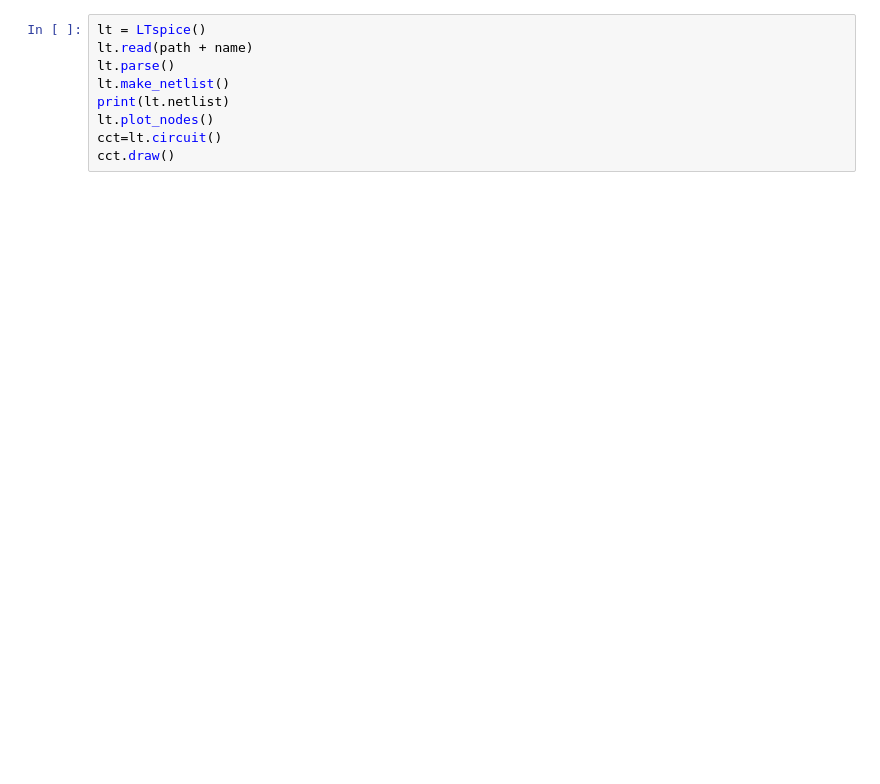
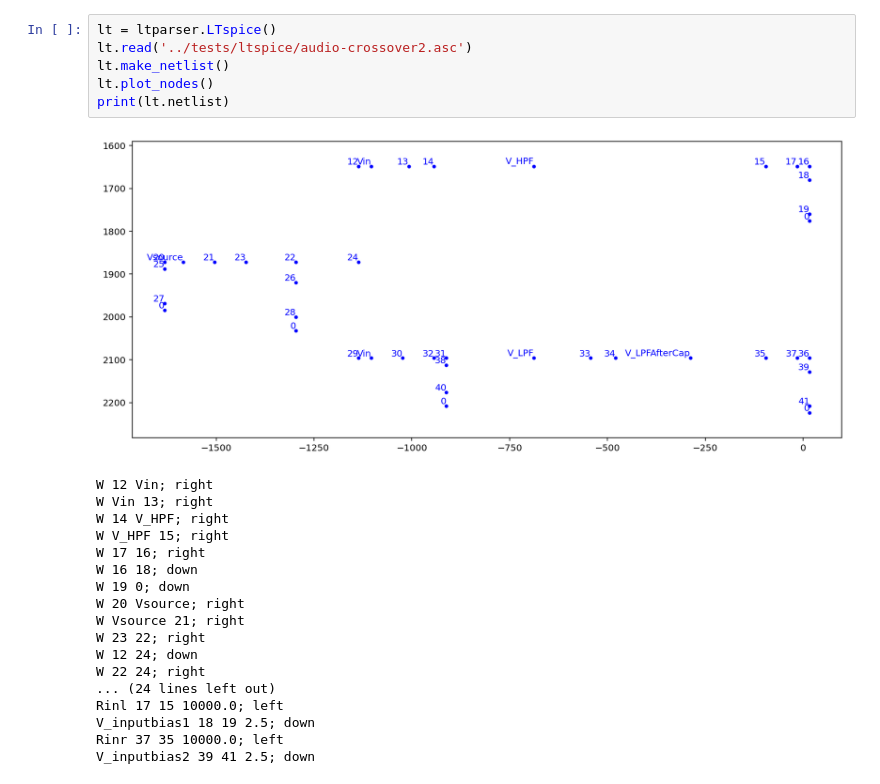
Before and after one commit to scottprahl/ltparser, a Jupyter notebook: docs/02-basics.ipynb, the cells around one changed output. Drawn from its saved outputs; the diff is of its cells as text; blank space fills up the shorter version.

```diff
--- a/docs/02-basics.ipynb
+++ b/docs/02-basics.ipynb
@@ -8,9 +64,25 @@ import ltparse
 # %%
-lt = LTspice()
-lt.read(path + name)
-lt.parse()
+lt = ltparser.LTspice()
+lt.read('../tests/ltspice/audio-crossover2.asc')
 lt.make_netlist()
+lt.plot_nodes()
 print(lt.netlist)
-lt.plot_nodes()
-cct=lt.circuit()
-cct.draw()
+# %% [output]
+[figure, added]
+W 12 Vin; right
+W Vin 13; right
+W 14 V_HPF; right
+W V_HPF 15; right
+W 17 16; right
+W 16 18; down
+W 19 0; down
+W 20 Vsource; right
+W Vsource 21; right
+W 23 22; right
+W 12 24; down
+W 22 24; right
+... (24 lines left out)
+Rinl 17 15 10000.0; left
+V_inputbias1 18 19 2.5; down
+Rinr 37 35 10000.0; left
+V_inputbias2 39 41 2.5; down
```
Also changed, not shown: parts of 14 cells of this notebook.
